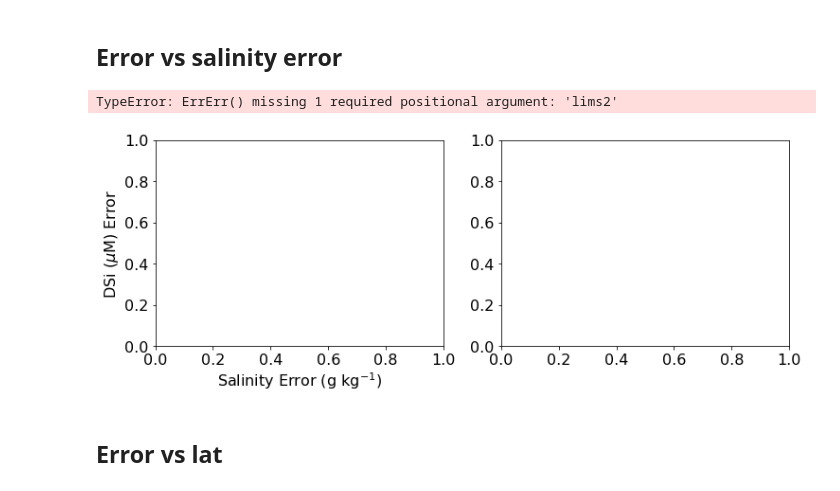
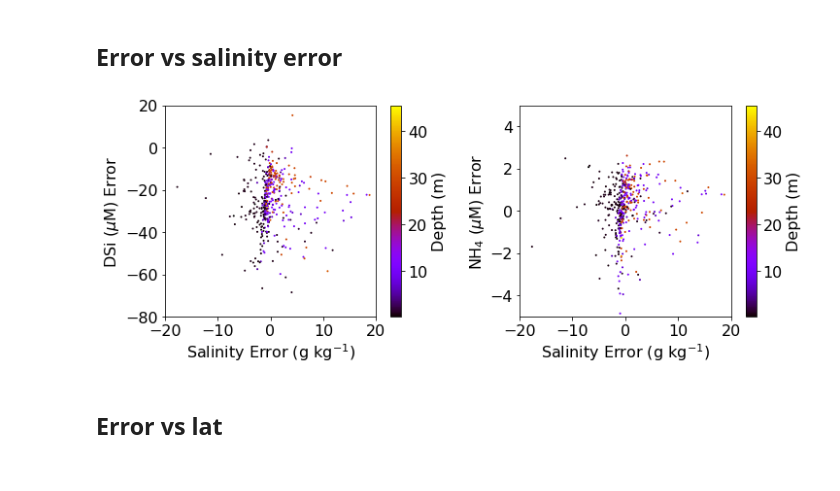
Before and after one commit to SalishSeaCast/analysis-keegan, a Jupyter notebook: notebooks/Evaluations/Individual_year_evaluations/2009_Puget_Evaluation.ipynb, the cells around one changed output. Saved outputs shown, nothing was run; the diff lists cells and outputs as text; code cells hidden in the pictures.

```diff
--- a/notebooks/Evaluations/Individual_year_evaluations/2009_Puget_Evaluation.ipynb
+++ b/notebooks/Evaluations/Individual_year_evaluations/2009_Puget_Evaluation.ipynb
@@ -622,14 +469,13 @@ Text(0, 0.5, 'NH4 Error ($\\mu$M) Error')
 # %%
 fig,ax=plt.subplots(1,2,figsize=(12,4))
 ax[0].set_xlabel('Salinity Error (g kg$^{-1}$)')
 ax[0].set_ylabel('DSi ($\mu$M) Error')
-m,cb=ket.ErrErr(fig,ax[0],'SA','mod_vosaline','Si','mod_silicon',(-20,20),(-80,20))
+m,cb=ket.ErrErr(data,fig,ax[0],'SA','mod_vosaline','Si','mod_silicon',(-20,20),(-80,20))
 ax[1].set_xlabel('Salinity Error (g kg$^{-1}$)')
 ax[1].set_ylabel('NH$_4$ ($\mu$M) Error')
-m,cb=ket.ErrErr(fig,ax[1],'SA','mod_vosaline','Amm','mod_ammonium',(-20,20),(-5,5))
+m,cb=ket.ErrErr(data,fig,ax[1],'SA','mod_vosaline','Amm','mod_ammonium',(-20,20),(-5,5))
 # %% [output]
-TypeError: ErrErr() missing 1 required positional argument: 'lims2'
-[figure, old version]
+[figure, new version]
 # %% [markdown]
 ## Error vs lat
 # %%
```
Also changed, not shown: parts of 5 cells of this notebook, 2 other files.
